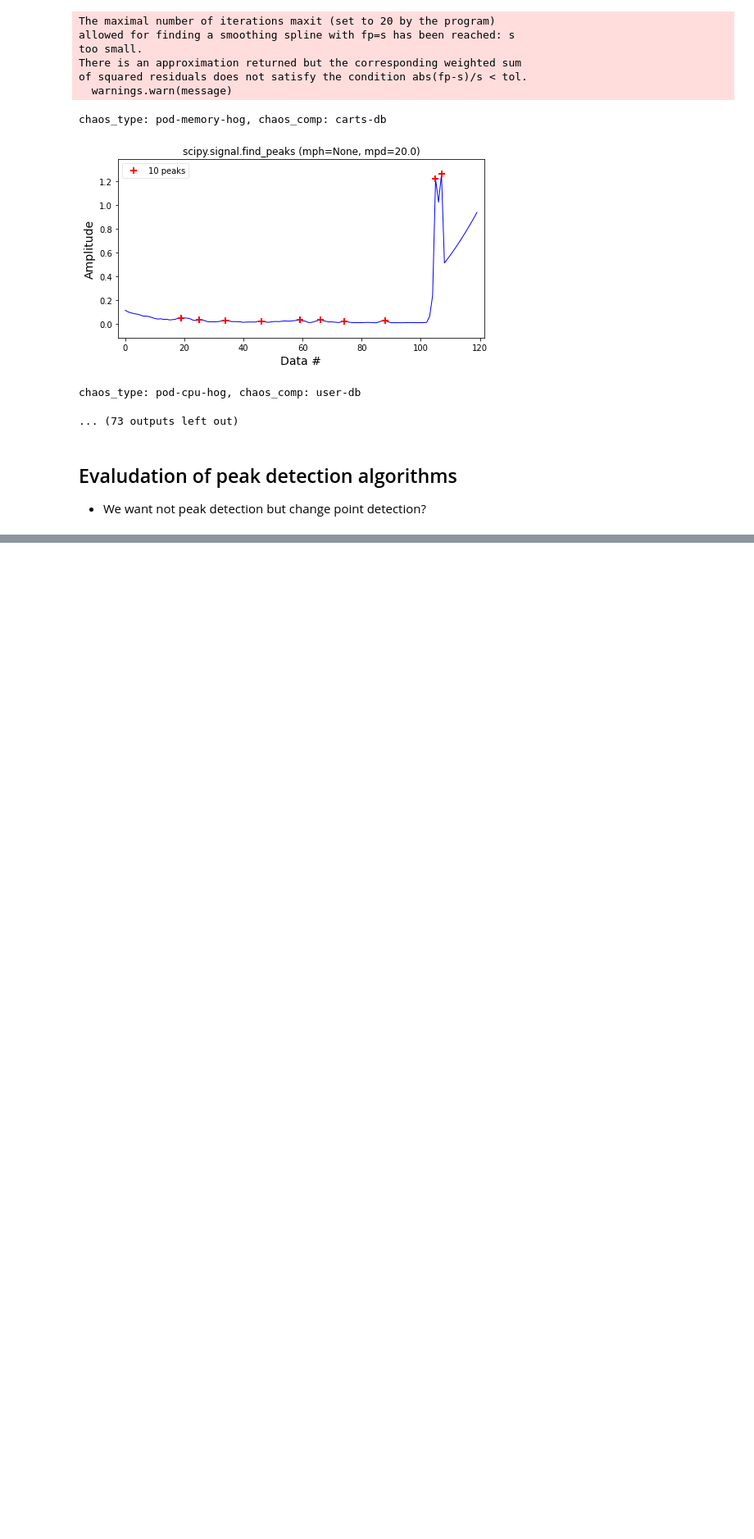
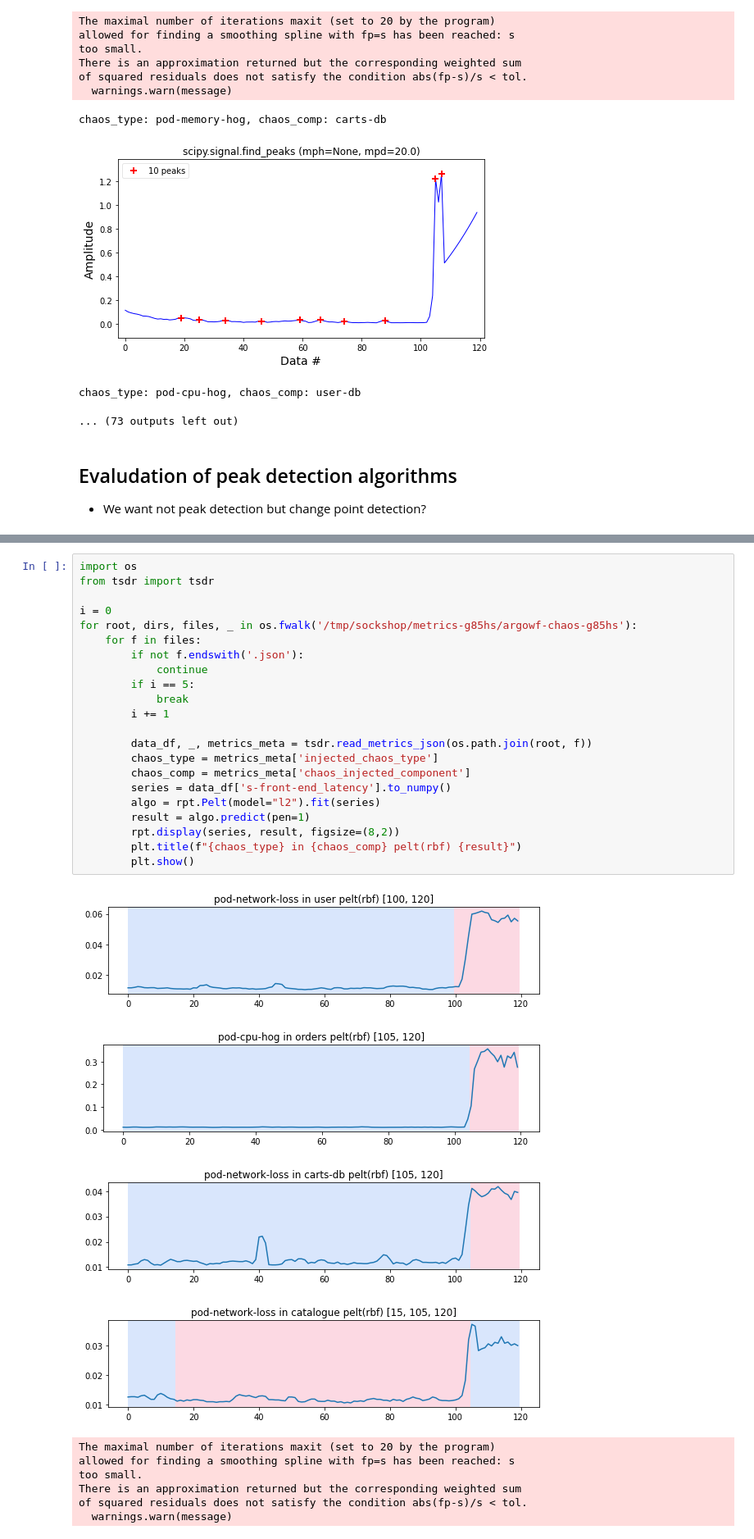
Before and after one commit to ai4sre/meltria-analyzer, a Jupyter notebook: notebooks/eval_dataset.ipynb, the cells around one changed output, grey strips where cells are left out. Shown at 82% size. Drawn from its saved outputs; the diff is of its cells as text; blank space fills up the shorter version.

```diff
--- a/notebooks/eval_dataset.ipynb
+++ b/notebooks/eval_dataset.ipynb
@@ -157,0 +174,33 @@ chaos_type: pod-cpu-hog, chaos_comp: user-db
+# %%
+import os
+from tsdr import tsdr
+
+i = 0
+for root, dirs, files, _ in os.fwalk('/tmp/sockshop/metrics-g85hs/argowf-chaos-g85hs'):
+    for f in files:
+        if not f.endswith('.json'):
+            continue
+        if i == 5:
+            break
+        i += 1
+
+        data_df, _, metrics_meta = tsdr.read_metrics_json(os.path.join(root, f))
+        chaos_type = metrics_meta['injected_chaos_type']
+        chaos_comp = metrics_meta['chaos_injected_component']
+        series = data_df['s-front-end_latency'].to_numpy()
+        algo = rpt.Pelt(model="l2").fit(series)
+        result = algo.predict(pen=1)
+        rpt.display(series, result, figsize=(8,2))
+        plt.title(f"{chaos_type} in {chaos_comp} pelt(rbf) {result}")
+        plt.show()
+# %% [output]
+[figure, added]
+[figure, added]
+[figure, added]
+[figure, added]
+The maximal number of iterations maxit (set to 20 by the program)
+allowed for finding a smoothing spline with fp=s has been reached: s
+too small.
+There is an approximation returned but the corresponding weighted sum
+of squared residuals does not satisfy the condition abs(fp-s)/s < tol.
+  warnings.warn(message)
```
Also changed, not shown: parts of 5 cells of this notebook.
